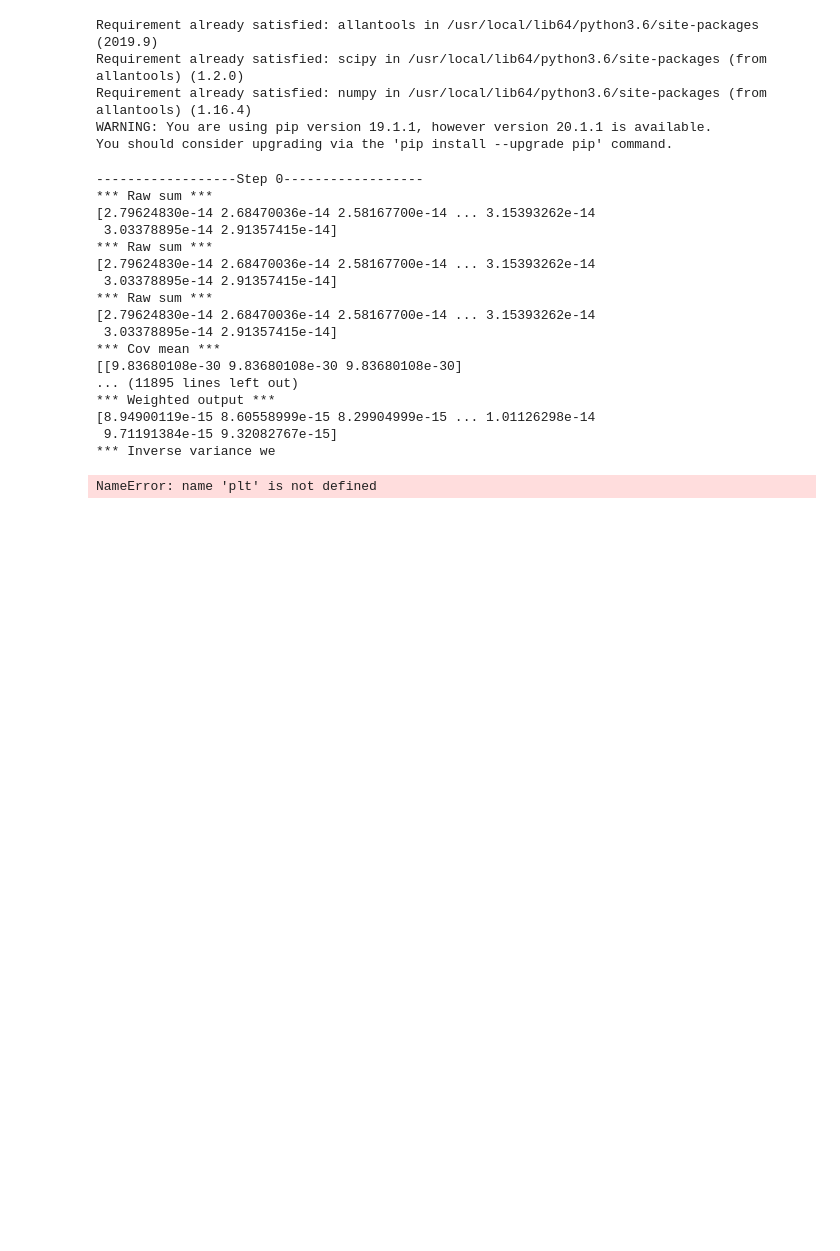
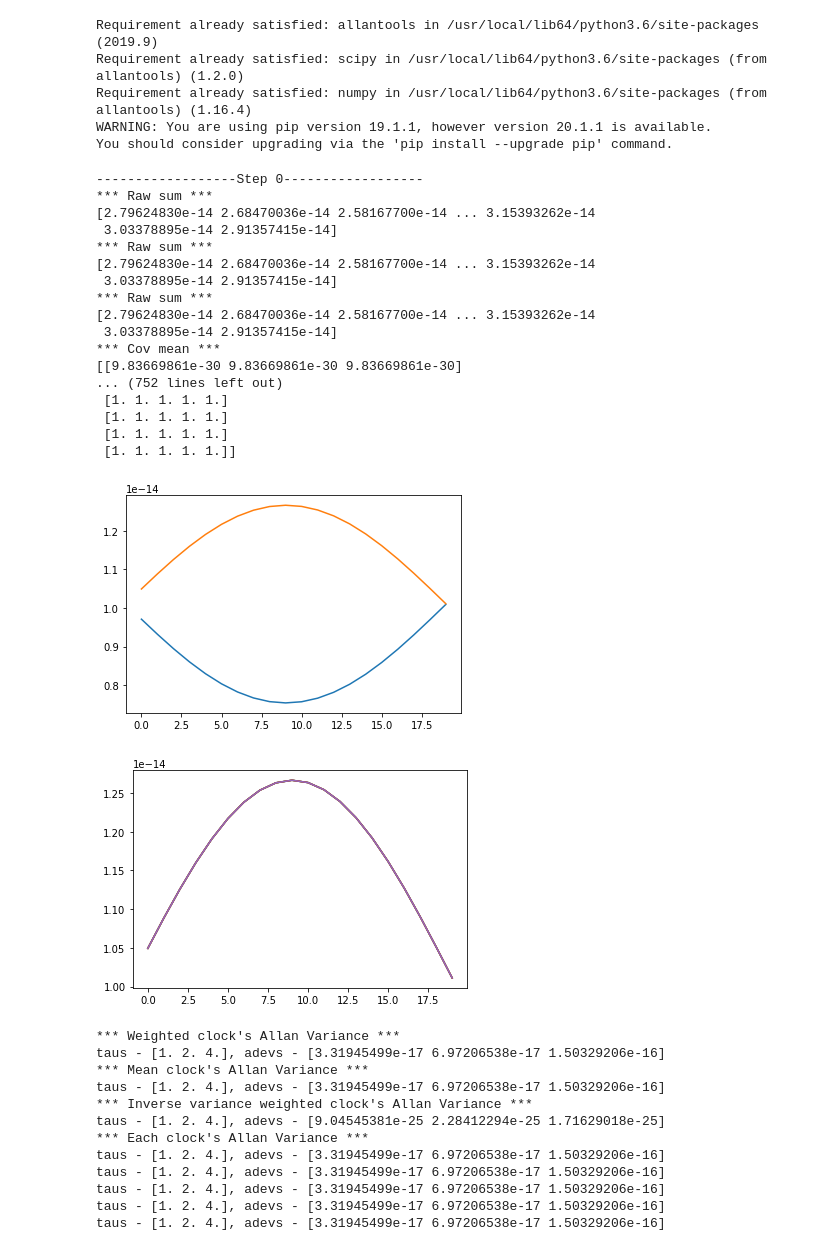
Before and after one commit to mochiliu3000/beamformer, a Jupyter notebook: Simulated MVB.ipynb, the cells around one changed output. Cells and saved outputs as stored; diff of their text form; code cells hidden in the pictures; blank space fills up the shorter version.

```diff
--- a/Simulated MVB.ipynb
+++ b/Simulated MVB.ipynb
@@ -39,8 +41,8 @@ if subset_size > clock_size:
     raise Exception('The subset size should not be greater than the number of clocks')
 # %%
 regularization = True
-window_size = 86400
-window_step = 3600
+window_size = 86400*10
+window_step = 86400
 A = np.ones((clock_size - subset_size + 1, 1))
 
 if window_size > y_t.shape[0]:
@@ -143,37 +145,50 @@ plt.show()
 
 # 12. Calculate Allan variance
 print("*** Weighted clock's Allan Variance ***")
 (taus, adevs, errors, ns) = allantools.adev(weighted_clock_estimation)
 print('taus - %s, adevs - %s' % (taus, adevs))
 
 print("*** Mean clock's Allan Variance ***")
 (taus, adevs, errors, ns) = allantools.adev(real_clock_mean)
 print('taus - %s, adevs - %s' % (taus, adevs))
 
 print("*** Inverse variance weighted clock's Allan Variance ***")
 (taus, adevs, errors, ns) = allantools.adev(weighted_inverse_variance_estimation)
 print('taus - %s, adevs - %s' % (taus, adevs))
 
 print("*** Each clock's Allan Variance ***")
 for i in range(real_clock.shape[1]):
     (taus, adevs, errors, ns) = allantools.adev(real_clock[:,i])
     print('taus - %s, adevs - %s' % (taus, adevs))
 # %% [output]
 ------------------Step 0------------------
 *** Raw sum ***
 [2.79624830e-14 2.68470036e-14 2.58167700e-14 ... 3.15393262e-14
  3.03378895e-14 2.91357415e-14]
 *** Raw sum ***
 [2.79624830e-14 2.68470036e-14 2.58167700e-14 ... 3.15393262e-14
  3.03378895e-14 2.91357415e-14]
 *** Raw sum ***
 [2.79624830e-14 2.68470036e-14 2.58167700e-14 ... 3.15393262e-14
  3.03378895e-14 2.91357415e-14]
 *** Cov mean ***
-[[9.83680108e-30 9.83680108e-30 9.83680108e-30]
-... (11895 lines left out)
-*** Weighted output ***
-[8.94900119e-15 8.60558999e-15 8.29904999e-15 ... 1.01126298e-14
- 9.71191384e-15 9.32082767e-15]
-*** Inverse variance we
+[[9.83669861e-30 9.83669861e-30 9.83669861e-30]
+... (752 lines left out)
+ [1. 1. 1. 1. 1.]
+ [1. 1. 1. 1. 1.]
+ [1. 1. 1. 1. 1.]
+ [1. 1. 1. 1. 1.]]
+[figure, added]
+[figure, added]
-NameError: name 'plt' is not defined
+*** Weighted clock's Allan Variance ***
+taus - [1. 2. 4.], adevs - [3.31945499e-17 6.97206538e-17 1.50329206e-16]
+*** Mean clock's Allan Variance ***
+taus - [1. 2. 4.], adevs - [3.31945499e-17 6.97206538e-17 1.50329206e-16]
+*** Inverse variance weighted clock's Allan Variance ***
+taus - [1. 2. 4.], adevs - [9.04545381e-25 2.28412294e-25 1.71629018e-25]
+*** Each clock's Allan Variance ***
+taus - [1. 2. 4.], adevs - [3.31945499e-17 6.97206538e-17 1.50329206e-16]
+taus - [1. 2. 4.], adevs - [3.31945499e-17 6.97206538e-17 1.50329206e-16]
+taus - [1. 2. 4.], adevs - [3.31945499e-17 6.97206538e-17 1.50329206e-16]
+taus - [1. 2. 4.], adevs - [3.31945499e-17 6.97206538e-17 1.50329206e-16]
+taus - [1. 2. 4.], adevs - [3.31945499e-17 6.97206538e-17 1.50329206e-16]
```
Also changed, not shown: parts of 2 cells of this notebook.
